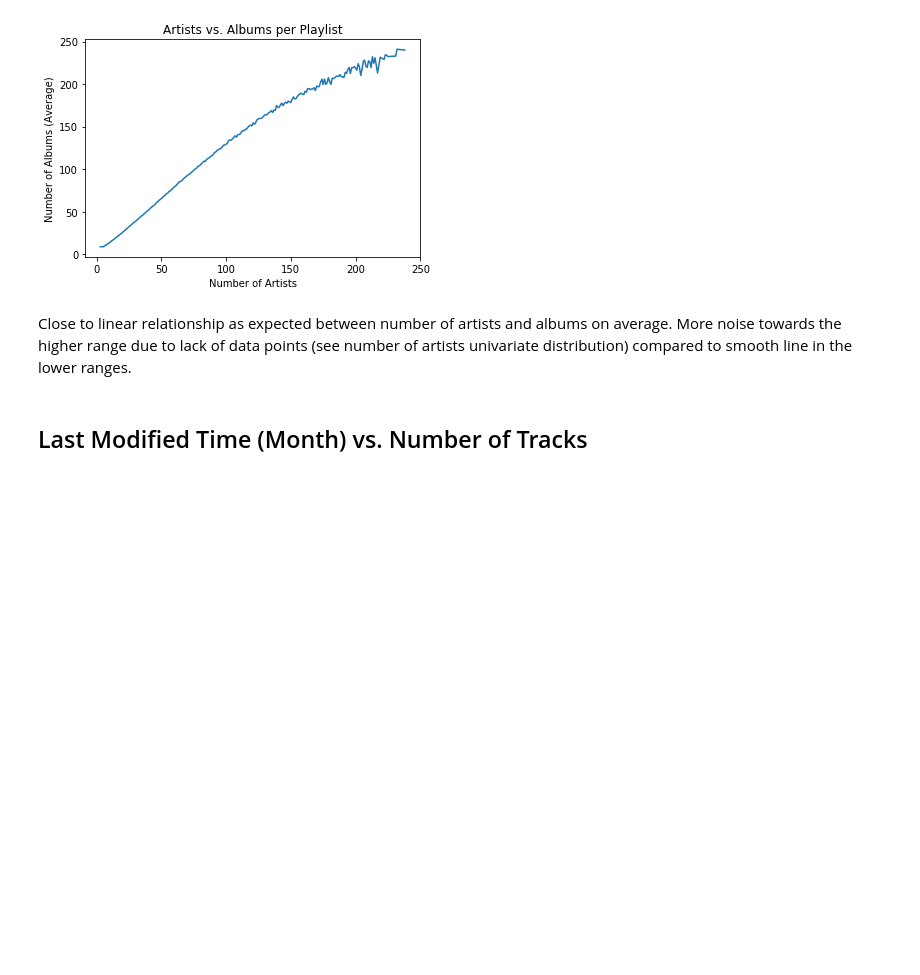
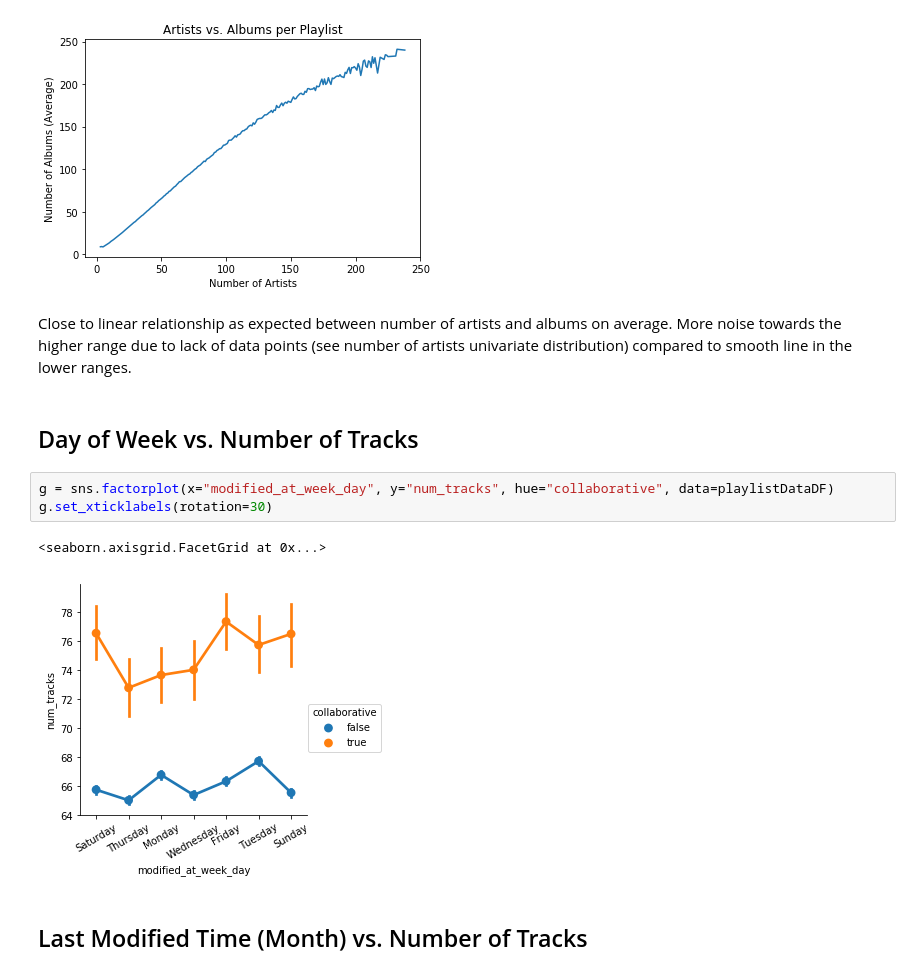
Before and after one commit to adamkhazi/one-million-playlists, a Jupyter notebook: exploration/basic.ipynb, the cells around one changed output. Cells and saved outputs as stored; diff of their text form; blank space fills up the shorter version.

```diff
--- a/exploration/basic.ipynb
+++ b/exploration/basic.ipynb
@@ -369,6 +402,14 @@ plt.plot(playlistDataDF.groupby(['num_artists'])['num_albums'].mean())
 [figure]
 # %% [markdown]
 Close to linear relationship as expected between number of artists and albums on average. More noise towards the higher range due to lack of data points (see number of artists univariate distribution) compared to smooth line in the lower ranges.
+# %% [markdown]
+## Day of Week vs. Number of Tracks
+# %%
+g = sns.factorplot(x="modified_at_week_day", y="num_tracks", hue="collaborative", data=playlistDataDF)
+g.set_xticklabels(rotation=30)
+# %% [output]
+<seaborn.axisgrid.FacetGrid at 0x...>
+[figure, added]
 # %% [markdown]
 ## Last Modified Time (Month) vs. Number of Tracks
 # %%
```
Also changed, not shown: parts of 8 cells of this notebook.
